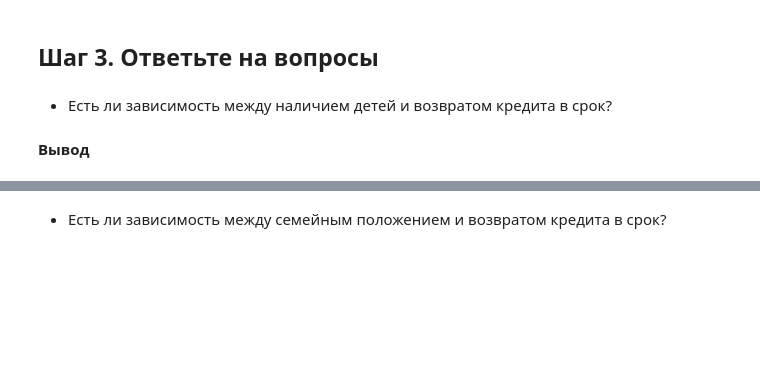
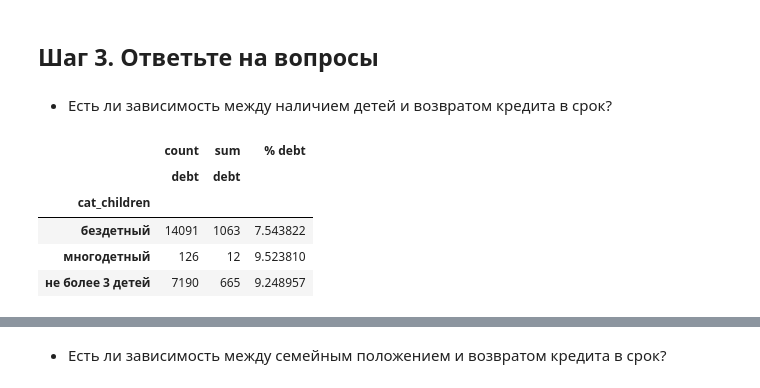
Before and after one commit to parabatareek/DataAnalyst, a Jupyter notebook: Projects/Project 3 - Исследование надёжности заёмщиков/Project 3 - Исследование надёжности заёмщиков 1.0.ipynb, the cells around one changed output, grey strips where cells are left out. Cells and saved outputs as stored; diff of their text form; code cells hidden in the pictures; blank space fills up the shorter version.

```diff
--- a/Projects/Project 3 - Исследование надёжности заёмщиков/Project 3 - Исследование надёжности заёмщиков 1.0.ipynb
+++ b/Projects/Project 3 - Исследование надёжности заёмщиков/Project 3 - Исследование надёжности заёмщиков 1.0.ipynb
@@ -247,5 +395,14 @@ print(data.shape)
 ## Шаг 3. Ответьте на вопросы
 # %% [markdown]
 - Есть ли зависимость между наличием детей и возвратом кредита в срок?
-# %% [markdown]
-**Вывод**
+# %%
+child_pivot = data.pivot_table(values='debt', index='cat_children', aggfunc=['count', 'sum'])
+child_pivot['% debt'] = child_pivot['sum'] / child_pivot['count'] * 100
+display(child_pivot)
+# %% [output]
+|  | count | sum | % debt |
+|  | debt | debt |  |
+| cat_children |  |  |  |
+| бездетный | 14091 | 1063 | 7.543822 |
+| многодетный | 126 | 12 | 9.523810 |
+| не более 3 детей | 7190 | 665 | 9.248957 |
```
Also changed, not shown: parts of 51 cells of this notebook.
